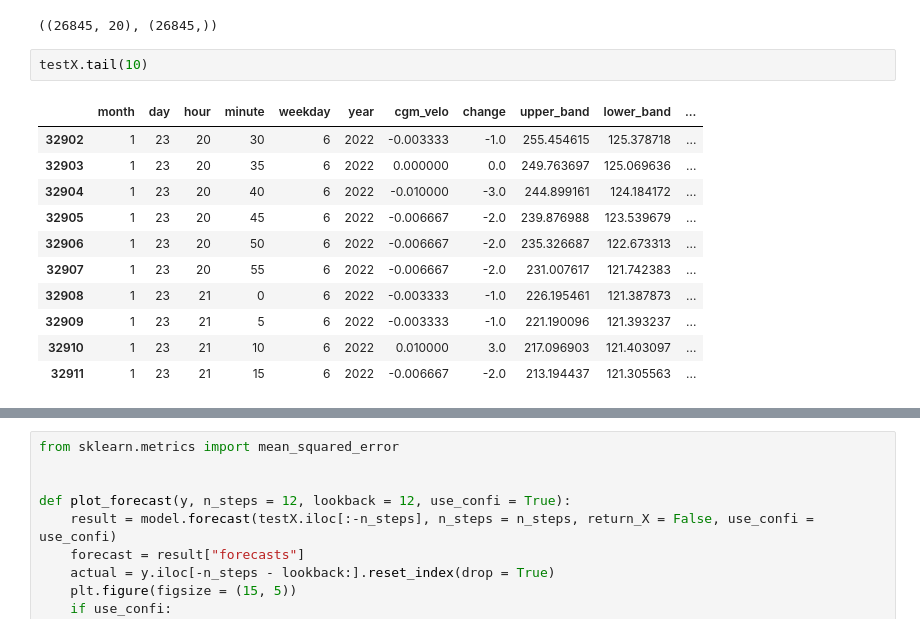
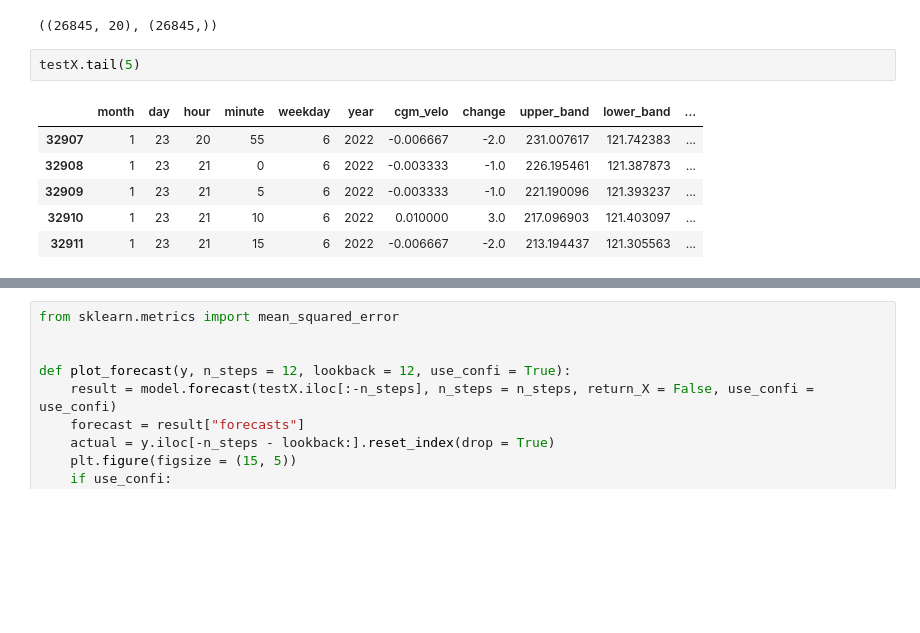
Before and after one commit to Khochawongwat/GlucoseFromRollingBollingers, a Jupyter notebook: src/model.ipynb, the cells around one changed output, grey strips where cells are left out. Cells and saved outputs as stored; diff of their text form; blank space fills up the shorter version.

```diff
--- a/src/model.ipynb
+++ b/src/model.ipynb
@@ -83,14 +83,9 @@ testX.shape, testY.shape
 # %% [output]
 ((26845, 20), (26845,))
 # %%
-testX.tail(10)
+testX.tail(5)
 # %% [output]
 |  | month | day | hour | minute | weekday | year | cgm_velo | change | upper_band | lower_band | ... |
-| 32902 | 1 | 23 | 20 | 30 | 6 | 2022 | -0.003333 | -1.0 | 255.454615 | 125.378718 | ... |
-| 32903 | 1 | 23 | 20 | 35 | 6 | 2022 | 0.000000 | 0.0 | 249.763697 | 125.069636 | ... |
-| 32904 | 1 | 23 | 20 | 40 | 6 | 2022 | -0.010000 | -3.0 | 244.899161 | 124.184172 | ... |
-| 32905 | 1 | 23 | 20 | 45 | 6 | 2022 | -0.006667 | -2.0 | 239.876988 | 123.539679 | ... |
-| 32906 | 1 | 23 | 20 | 50 | 6 | 2022 | -0.006667 | -2.0 | 235.326687 | 122.673313 | ... |
 | 32907 | 1 | 23 | 20 | 55 | 6 | 2022 | -0.006667 | -2.0 | 231.007617 | 121.742383 | ... |
 | 32908 | 1 | 23 | 21 | 0 | 6 | 2022 | -0.003333 | -1.0 | 226.195461 | 121.387873 | ... |
 | 32909 | 1 | 23 | 21 | 5 | 6 | 2022 | -0.003333 | -1.0 | 221.190096 | 121.393237 | ... |
```
Also changed, not shown: parts of 2 cells of this notebook, 2 other files.
